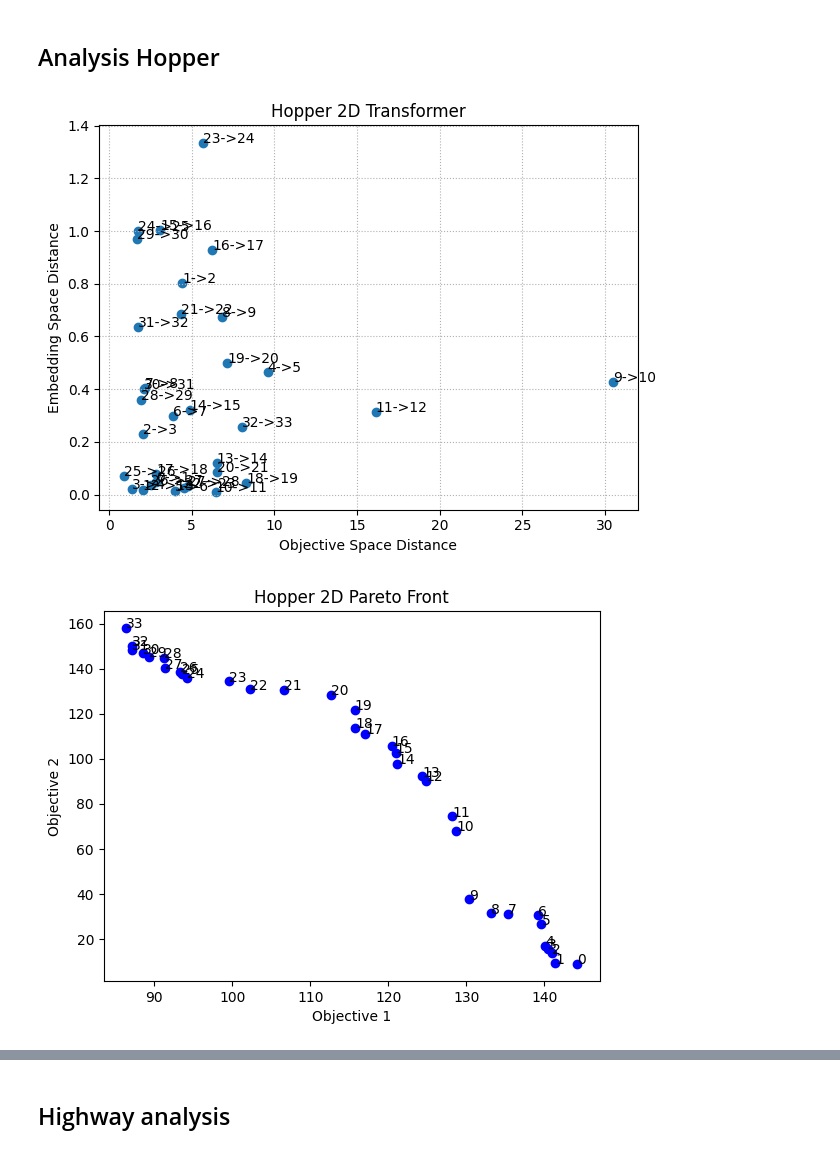
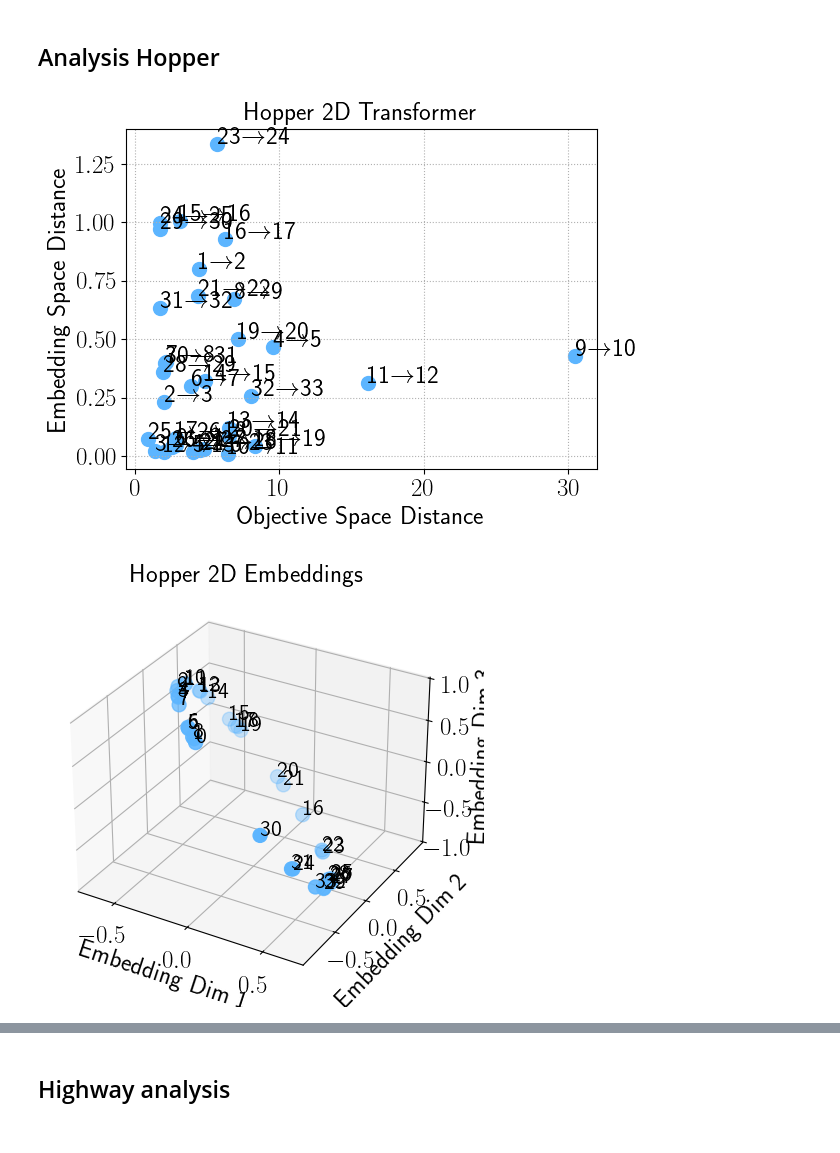
Before and after one commit to ffelten/Behavior-vs-Objective-Space, a Jupyter notebook: morl_behavior_objective/analysis/analysis_cheetah.ipynb, the cells around one changed output, grey strips where cells are left out. Drawn from its saved outputs; the diff is of its cells as text; code cells hidden in the pictures.

```diff
--- a/morl_behavior_objective/analysis/analysis_cheetah.ipynb
+++ b/morl_behavior_objective/analysis/analysis_cheetah.ipynb
@@ -404,7 +360,7 @@ highest_pairs[0]
 # %% [output]
 [0, 1]
 # %%
-plt.scatter(sorted_pf_cheetah[:, 0], sorted_pf_cheetah[:, 1], c="blue")
+plt.scatter(sorted_pf_cheetah[:, 0], sorted_pf_cheetah[:, 1], c=colors[0], s=100)
 plt.xlabel("Objective 1")
 plt.ylabel("Objective 2")
 for i, txt in enumerate(range(len(sorted_pf_cheetah))):
@@ -412,15 +368,28 @@ for i, txt in enumerate(range(len(sorted_pf_cheetah))):
 plt.title("Cheetah Pareto Front")
 plt.show()
 
+# plot cheetah embeddings in 3d
+fig = plt.figure()
+ax = fig.add_subplot(111, projection="3d")
+ax.scatter(sorted_emb_cheetah[:, 0], sorted_emb_cheetah[:, 1], sorted_emb_cheetah[:, 2], c=colors[0], s=100)
+for i, txt in enumerate(range(len(sorted_emb_cheetah))):
+    ax.text(sorted_emb_cheetah[i, 0], sorted_emb_cheetah[i, 1], sorted_emb_cheetah[i, 2], f"{i}", fontsize=16, color="k")
+ax.set_xlabel("Embedding Dim 1")
+ax.set_ylabel("Embedding Dim 2")
+ax.set_zlabel("Embedding Dim 3")
+plt.title("Cheetah Embeddings")
+plt.tight_layout()
+plt.show()
+
 # make a scatter plot where the x axis are the distances in the objective space and the y axis are the distances in the embedding space
-plt.scatter(d_objs_cheetah, d_embs_cheetah)
+plt.scatter(d_objs_cheetah, d_embs_cheetah, c=colors[0], s=100)
 plt.xlabel("Objective Space Distance")
 plt.ylabel("Embedding Space Distance")
 plt.title("Cheetah Transformer")
 
 # add index as text labels
 for i, txt in enumerate(range(len(d_objs_cheetah))):
-    plt.annotate(f"{i} -> {i+1}", (d_objs_cheetah[i], d_embs_cheetah[i]))
+    plt.annotate(f"{i}" + r"$\rightarrow$" + f"{i+1}", (d_objs_cheetah[i], d_embs_cheetah[i]))
 
 plt.grid(True, linestyle=":")
 plt.tight_layout()
@@ -432,47 +402,72 @@ plt.show()
 ## Analysis Hopper
 # %%
 # make a scatter plot where the x axis are the distances in the objective space and the y axis are the distances in the embedding space
-plt.scatter(d_objs_hopper_2d, d_embs_hopper_2d)
+plt.scatter(d_objs_hopper_2d, d_embs_hopper_2d, c=colors[0], s=100)
 plt.xlabel("Objective Space Distance")
 plt.ylabel("Embedding Space Distance")
 plt.title("Hopper 2D Transformer")
 
 # add pair labels
 for i, txt in enumerate(range(len(d_objs_hopper_2d))):
-    plt.annotate(f"{i}->{i+1}", (d_objs_hopper_2d[i], d_embs_hopper_2d[i]))
+    plt.annotate(f"{i}" + r"$\rightarrow$" + f"{i+1}", (d_objs_hopper_2d[i], d_embs_hopper_2d[i]))
 
 plt.grid(True, linestyle=":")
 plt.tight_layout()
 plt.show()
 
+# plot hopper embeddings in 3d
+fig = plt.figure()
+ax = fig.add_subplot(111, projection="3d")
+ax.scatter(sorted_emb_hopper_2d[:, 0], sorted_emb_hopper_2d[:, 1], sorted_emb_hopper_2d[:, 2], c=colors[0], s=100)
+for i, txt in enumerate(range(len(sorted_emb_hopper_2d))):
+    ax.text(sorted_emb_hopper_2d[i, 0], sorted_emb_hopper_2d[i, 1], sorted_emb_hopper_2d[i, 2], f"{i}", fontsize=16, color="k")
+ax.set_xlabel("Embedding Dim 1")
+ax.set_ylabel("Embedding Dim 2")
+ax.set_zlabel("Embedding Dim 3")
+plt.title("Hopper 2D Embeddings")
+plt.tight_layout()
+plt.show()
+
 # plot hopper pf
-plt.scatter(sorted_pf_hopper_2d[:, 0], sorted_pf_hopper_2d[:, 1], c="blue")
+plt.scatter(sorted_pf_hopper_2d[:, 0], sorted_pf_hopper_2d[:, 1], c=colors[0], s=100)
 plt.xlabel("Objective 1")
 plt.ylabel("Objective 2")
 for i, txt in enumerate(range(len(sorted_pf_hopper_2d))):
     plt.annotate(f"{i}", (sorted_pf_hopper_2d[i, 0], sorted_pf_hopper_2d[i, 1]))
 plt.title("Hopper 2D Pareto Front")
 
 plt.show()
 
+# plot hopper embeddings in 3d
+fig = plt.figure()
+ax = fig.add_subplot(111, projection="3d")
+ax.scatter(sorted_emb_hopper_3d[:, 0], sorted_emb_hopper_3d[:, 1], sorted_emb_hopper_3d[:, 2], c=colors[0], s=100)
+for i, txt in enumerate(range(len(sorted_emb_hopper_3d))):
+    ax.text(sorted_emb_hopper_3d[i, 0], sorted_emb_hopper_3d[i, 1], sorted_emb_hopper_3d[i, 2], f"{i}", fontsize=16, color="k")
+ax.set_xlabel("Embedding Dim 1")
+ax.set_ylabel("Embedding Dim 2")
+ax.set_zlabel("Embedding Dim 3")
+plt.title("Hopper 3D Embeddings")
+plt.tight_layout()
+plt.show()
+
 # make a scatter plot where the x axis are the distances in the objective space and the y axis are the distances in the embedding space
 # TODO remove the point at index 139 -- CLEAN THIS UP
 d_objs_hopper_3d = np.delete(d_objs_hopper_3d, 139)
 d_embs_hopper_3d = np.delete(d_embs_hopper_3d, 139)
 
-plt.scatter(d_objs_hopper_3d, d_embs_hopper_3d)
+plt.scatter(d_objs_hopper_3d, d_embs_hopper_3d, c=colors[0], s=100)
 plt.xlabel("Objective Space Distance")
 plt.ylabel("Embedding Space Distance")
 plt.title("Hopper 3D Transformer")
 
 
 # add pair labels
 for i, txt in enumerate(range(len(d_objs_hopper_3d))):
-    plt.annotate(f"{i}->{i+1}", (d_objs_hopper_3d[i], d_embs_hopper_3d[i]))
-
+    plt.annotate(f"{i}" + r"$\rightarrow$" + f"{i+1}", (d_objs_hopper_3d[i], d_embs_hopper_3d[i]))
 plt.grid(True, linestyle=":")
 plt.tight_layout()
 plt.show()
 # %% [output]
-[figure, old version]
+[figure, new version]
-[figure, old version]
+[figure, new version]
```
Also changed, not shown: parts of 11 cells of this notebook, 7 other files.
